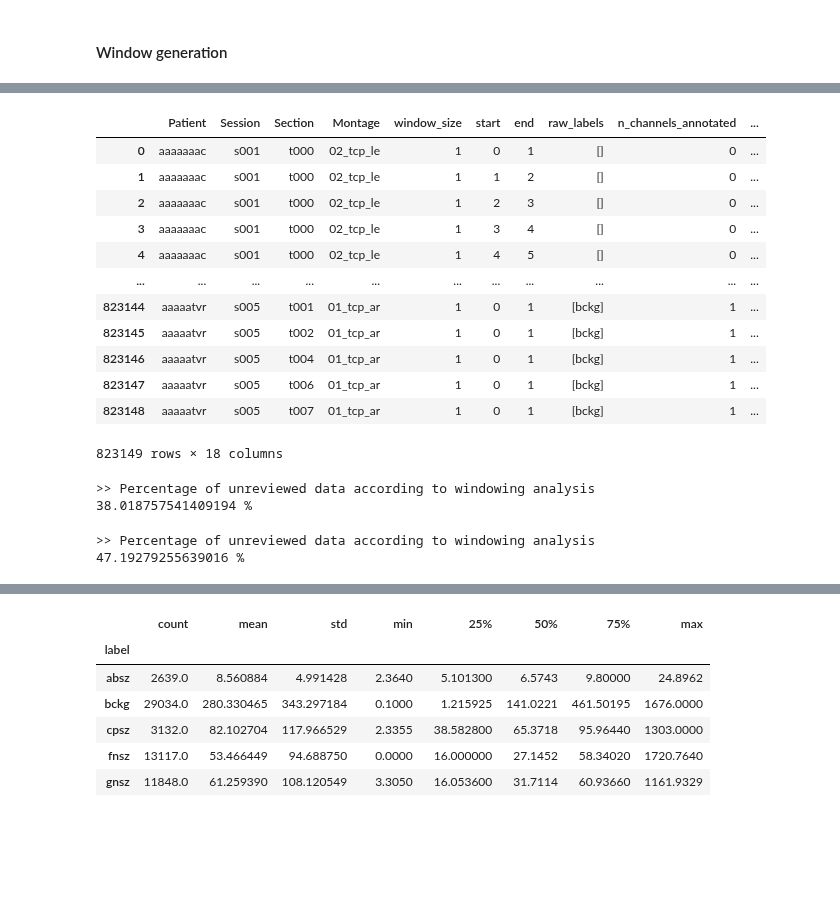
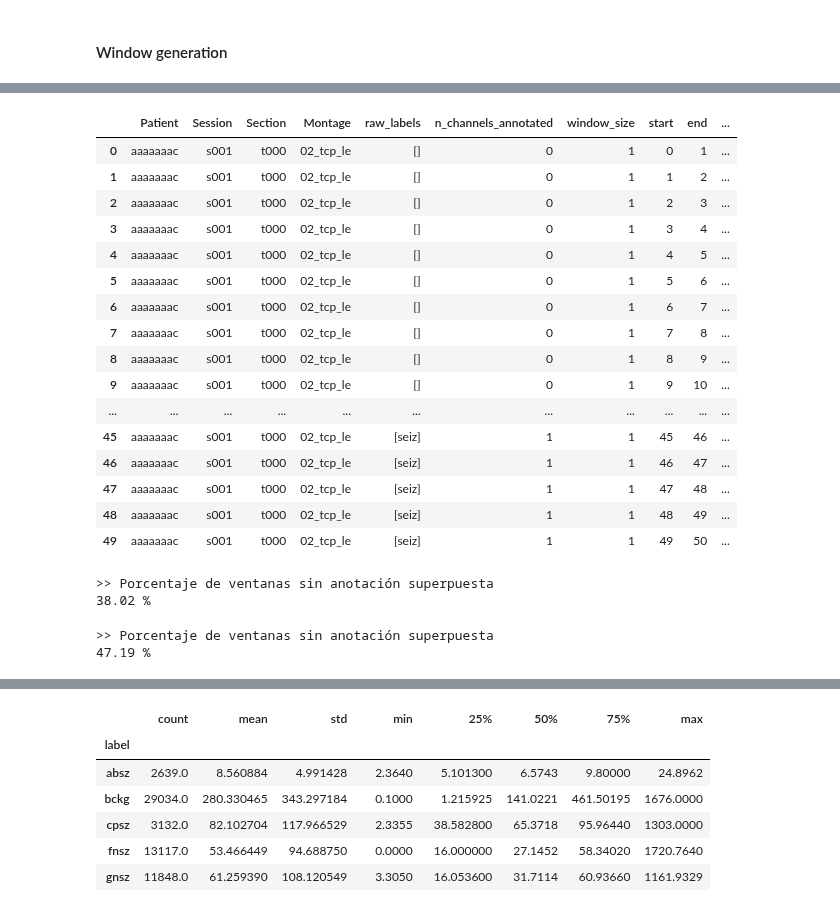
Before and after one commit to FerAndrade15/hybrid-ai-epilepsy-diagnosis, a Jupyter notebook: notebooks/eda/seizure_corpus.ipynb, the cells around one changed output, grey strips where cells are left out. Drawn from its saved outputs; the diff is of its cells as text; code cells hidden in the pictures; blank space fills up the shorter version.

```diff
--- a/notebooks/eda/seizure_corpus.ipynb
+++ b/notebooks/eda/seizure_corpus.ipynb
@@ -90,4 +101,7 @@ def get_edf_data(base_path, corpus_name, n_seconds=10):
     return pd.DataFrame(registers)
 
 # EDFs Data extraction
-signal_sessions_corpus_df = get_edf_data(BASE_PATH, "seizure")
+signal_sessions_corpus_df = cached(
+    P/"edf_index.parquet",
+    lambda: get_edf_data(BASE_PATH, "seizure").assign(Path=lambda d: d["Path"].astype(str)))
+signal_sessions_corpus_df["Path"] = signal_sessions_corpus_df["Path"].map(Path)
@@ -561,0 +604,4 @@ print(f"{time.time()-t0:.2f}s para {len(segments_df_binary)} ventanas totales")
+# %%
+t0 = time.time()
+segments_df_binary = label_windows(data_sessions_corpus_df_binary, window_size_sec=1, binary=True)
+print(f"{time.time()-t0:.2f}s para {len(segments_df_binary)} ventanas totales")
@@ -579,33 +635,38 @@ display(segments_df)
 # %%
 # Visualization
-display(segments_df_binary)
+display(segments_df_binary.head(50))
 # %% [output]
-|  | Patient | Session | Section | Montage | window_size | start | end | raw_labels | n_channels_annotated | ... |
-| 0 | aaaaaaac | s001 | t000 | 02_tcp_le | 1 | 0 | 1 | [] | 0 | ... |
-| 1 | aaaaaaac | s001 | t000 | 02_tcp_le | 1 | 1 | 2 | [] | 0 | ... |
-| 2 | aaaaaaac | s001 | t000 | 02_tcp_le | 1 | 2 | 3 | [] | 0 | ... |
-| 3 | aaaaaaac | s001 | t000 | 02_tcp_le | 1 | 3 | 4 | [] | 0 | ... |
-| 4 | aaaaaaac | s001 | t000 | 02_tcp_le | 1 | 4 | 5 | [] | 0 | ... |
+|  | Patient | Session | Section | Montage | raw_labels | n_channels_annotated | window_size | start | end | ... |
+| 0 | aaaaaaac | s001 | t000 | 02_tcp_le | [] | 0 | 1 | 0 | 1 | ... |
+| 1 | aaaaaaac | s001 | t000 | 02_tcp_le | [] | 0 | 1 | 1 | 2 | ... |
+| 2 | aaaaaaac | s001 | t000 | 02_tcp_le | [] | 0 | 1 | 2 | 3 | ... |
+| 3 | aaaaaaac | s001 | t000 | 02_tcp_le | [] | 0 | 1 | 3 | 4 | ... |
+| 4 | aaaaaaac | s001 | t000 | 02_tcp_le | [] | 0 | 1 | 4 | 5 | ... |
+| 5 | aaaaaaac | s001 | t000 | 02_tcp_le | [] | 0 | 1 | 5 | 6 | ... |
+| 6 | aaaaaaac | s001 | t000 | 02_tcp_le | [] | 0 | 1 | 6 | 7 | ... |
+| 7 | aaaaaaac | s001 | t000 | 02_tcp_le | [] | 0 | 1 | 7 | 8 | ... |
+| 8 | aaaaaaac | s001 | t000 | 02_tcp_le | [] | 0 | 1 | 8 | 9 | ... |
+| 9 | aaaaaaac | s001 | t000 | 02_tcp_le | [] | 0 | 1 | 9 | 10 | ... |
 | ... | ... | ... | ... | ... | ... | ... | ... | ... | ... | ... |
-| 823144 | aaaaatvr | s005 | t001 | 01_tcp_ar | 1 | 0 | 1 | [bckg] | 1 | ... |
-| 823145 | aaaaatvr | s005 | t002 | 01_tcp_ar | 1 | 0 | 1 | [bckg] | 1 | ... |
-| 823146 | aaaaatvr | s005 | t004 | 01_tcp_ar | 1 | 0 | 1 | [bckg] | 1 | ... |
-| 823147 | aaaaatvr | s005 | t006 | 01_tcp_ar | 1 | 0 | 1 | [bckg] | 1 | ... |
-| 823148 | aaaaatvr | s005 | t007 | 01_tcp_ar | 1 | 0 | 1 | [bckg] | 1 | ... |
+| 45 | aaaaaaac | s001 | t000 | 02_tcp_le | [seiz] | 1 | 1 | 45 | 46 | ... |
+| 46 | aaaaaaac | s001 | t000 | 02_tcp_le | [seiz] | 1 | 1 | 46 | 47 | ... |
+| 47 | aaaaaaac | s001 | t000 | 02_tcp_le | [seiz] | 1 | 1 | 47 | 48 | ... |
+| 48 | aaaaaaac | s001 | t000 | 02_tcp_le | [seiz] | 1 | 1 | 48 | 49 | ... |
+| 49 | aaaaaaac | s001 | t000 | 02_tcp_le | [seiz] | 1 | 1 | 49 | 50 | ... |
-823149 rows × 18 columns
 # %%
-# Percentage of data that is unreviewed
-print("\n>> Percentage of unreviewed data according to windowing analysis")
-print(segments_df["is_unreviewed"].mean()*100, "%")  # Si esto es ~1.0, algo está mal
+# Porcentaje de ventanas sin anotaciones superpuestas
+print("\n>> Porcentaje de ventanas sin anotación superpuesta")
+print(f"{segments_df['has_no_annotation'].mean() * 100:.2f} %")
 # %% [output]
->> Percentage of unreviewed data according to windowing analysis
-38.018757541409194 %
+>> Porcentaje de ventanas sin anotación superpuesta
+38.02 %
 # %%
-print("\n>> Percentage of unreviewed data according to windowing analysis")
-print(segments_df_binary["is_unreviewed"].mean()*100, "%")  # Si esto es ~1.0, algo está mal
+# Porcentaje de ventanas sin anotaciones superpuestas
+print("\n>> Porcentaje de ventanas sin anotación superpuesta")
+print(f"{segments_df_binary['has_no_annotation'].mean() * 100:.2f} %")
 # %% [output]
->> Percentage of unreviewed data according to windowing analysis
-47.19279255639016 %
+>> Porcentaje de ventanas sin anotación superpuesta
+47.19 %
 # %%
 ## Results analysis  for windowing
 print("\n>> Analysis of annotations according to windows of 1s to all corpus")
```
Also changed, not shown: parts of 29 cells of this notebook, 10 other files.
